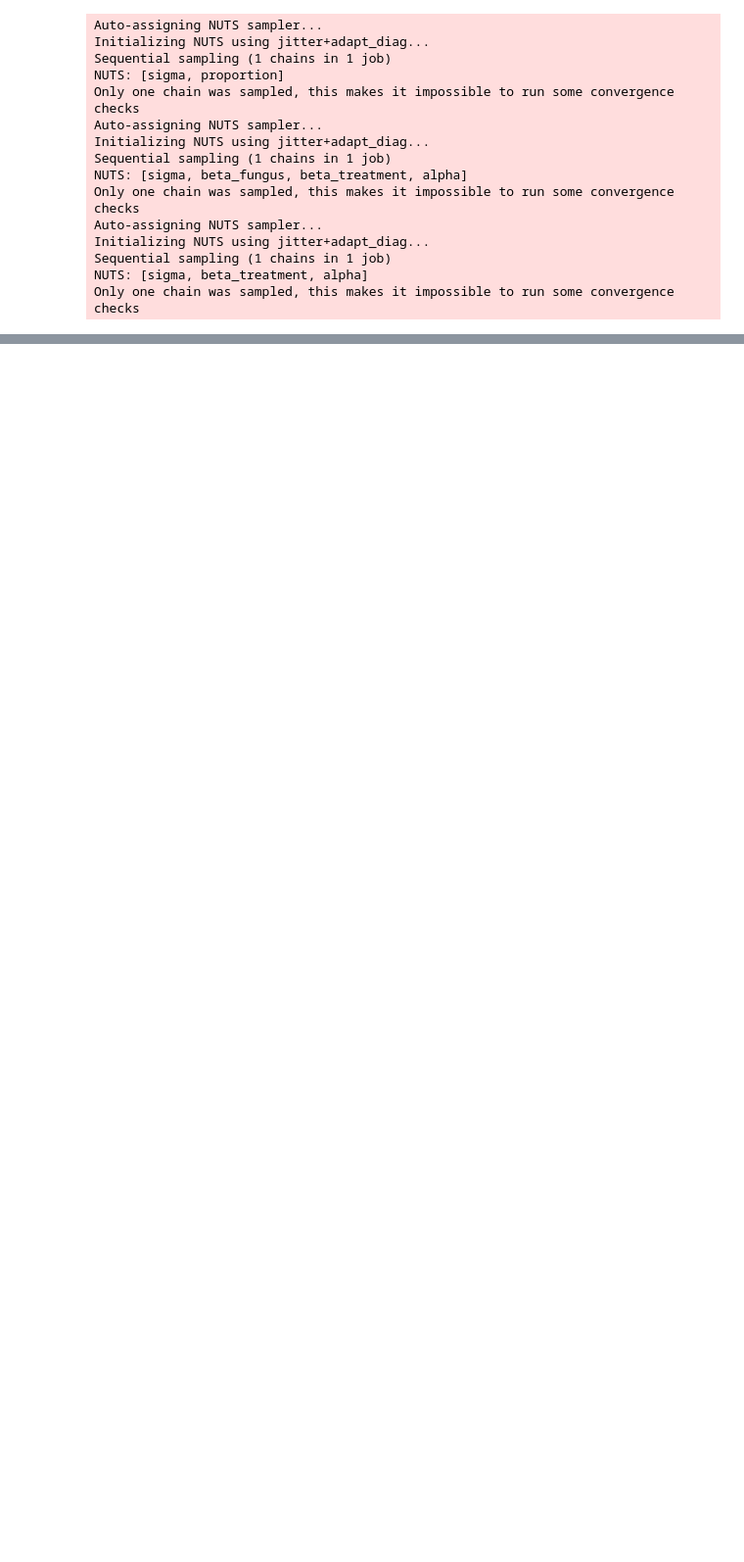
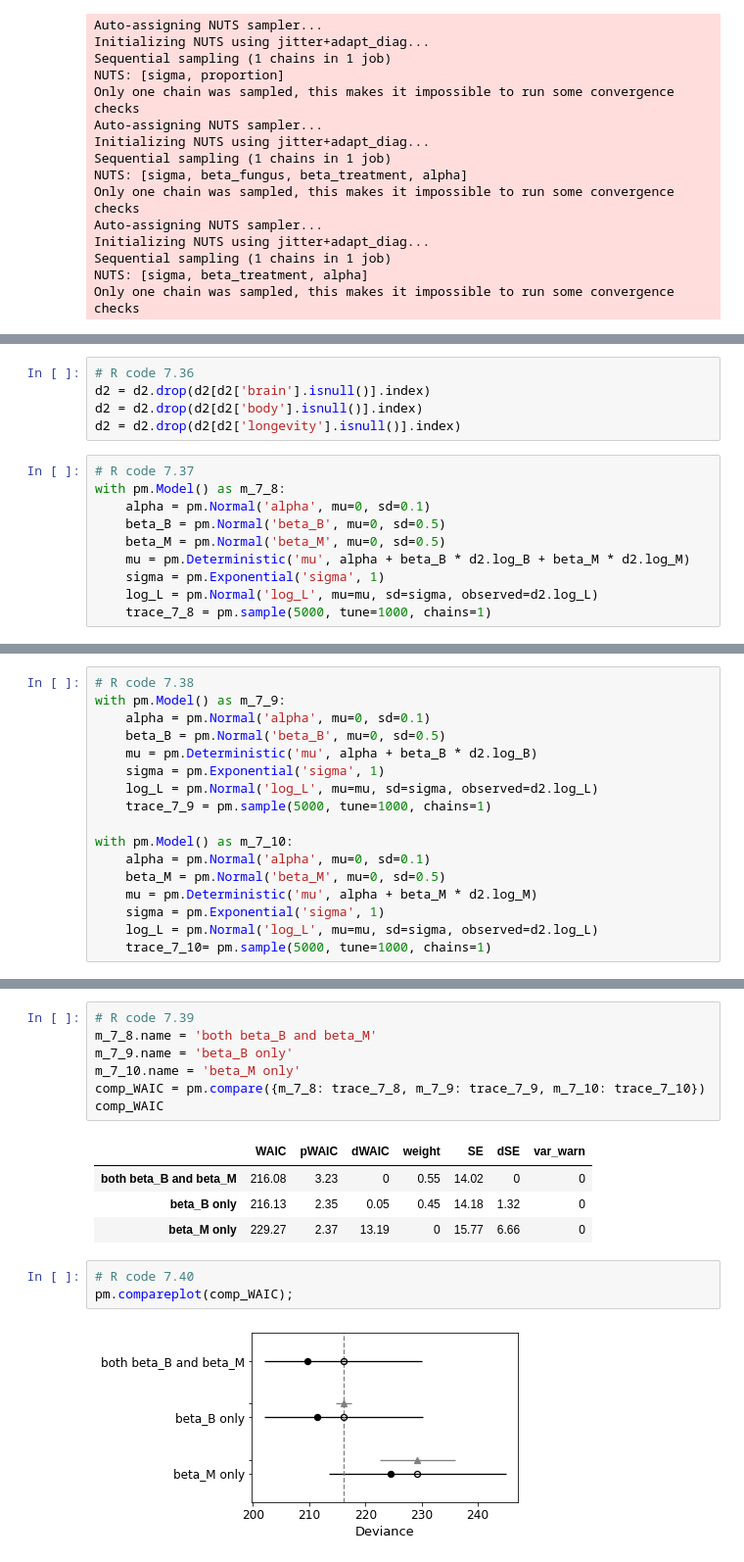
Before and after one commit to mikeviotti/Statistical_Rethinking_MV, a Jupyter notebook: Chapter_7.ipynb, the cells around one changed output, grey strips where cells are left out. Shown at 98% size. Drawn from its saved outputs; the diff is of its cells as text; blank space fills up the shorter version.

```diff
--- a/Chapter_7.ipynb
+++ b/Chapter_7.ipynb
@@ -467,0 +505,15 @@ d2.head()
+# %%
+# R code 7.36
+d2 = d2.drop(d2[d2['brain'].isnull()].index)
+d2 = d2.drop(d2[d2['body'].isnull()].index)
+d2 = d2.drop(d2[d2['longevity'].isnull()].index)
+# %%
+# R code 7.37
+with pm.Model() as m_7_8:
+    alpha = pm.Normal('alpha', mu=0, sd=0.1)
+    beta_B = pm.Normal('beta_B', mu=0, sd=0.5)
+    beta_M = pm.Normal('beta_M', mu=0, sd=0.5)
+    mu = pm.Deterministic('mu', alpha + beta_B * d2.log_B + beta_M * d2.log_M)
+    sigma = pm.Exponential('sigma', 1)
+    log_L = pm.Normal('log_L', mu=mu, sd=sigma, observed=d2.log_L)
+    trace_7_8 = pm.sample(5000, tune=1000, chains=1)
@@ -467,0 +526,17 @@ d2.head()
+# %%
+# R code 7.38
+with pm.Model() as m_7_9:
+    alpha = pm.Normal('alpha', mu=0, sd=0.1)
+    beta_B = pm.Normal('beta_B', mu=0, sd=0.5)
+    mu = pm.Deterministic('mu', alpha + beta_B * d2.log_B)
+    sigma = pm.Exponential('sigma', 1)
+    log_L = pm.Normal('log_L', mu=mu, sd=sigma, observed=d2.log_L)
+    trace_7_9 = pm.sample(5000, tune=1000, chains=1)
+
+with pm.Model() as m_7_10:
+    alpha = pm.Normal('alpha', mu=0, sd=0.1)
+    beta_M = pm.Normal('beta_M', mu=0, sd=0.5)
+    mu = pm.Deterministic('mu', alpha + beta_M * d2.log_M)
+    sigma = pm.Exponential('sigma', 1)
+    log_L = pm.Normal('log_L', mu=mu, sd=sigma, observed=d2.log_L)
+    trace_7_10= pm.sample(5000, tune=1000, chains=1)
@@ -467,0 +554,17 @@ d2.head()
+# %%
+# R code 7.39
+m_7_8.name = 'both beta_B and beta_M'
+m_7_9.name = 'beta_B only'
+m_7_10.name = 'beta_M only'
+comp_WAIC = pm.compare({m_7_8: trace_7_8, m_7_9: trace_7_9, m_7_10: trace_7_10})
+comp_WAIC
+# %% [output]
+|  | WAIC | pWAIC | dWAIC | weight | SE | dSE | var_warn |
+| both beta_B and beta_M | 216.08 | 3.23 | 0 | 0.55 | 14.02 | 0 | 0 |
+| beta_B only | 216.13 | 2.35 | 0.05 | 0.45 | 14.18 | 1.32 | 0 |
+| beta_M only | 229.27 | 2.37 | 13.19 | 0 | 15.77 | 6.66 | 0 |
+# %%
+# R code 7.40
+pm.compareplot(comp_WAIC);
+# %% [output]
+[figure, added]
```
Also changed, not shown: parts of 46 cells of this notebook.
